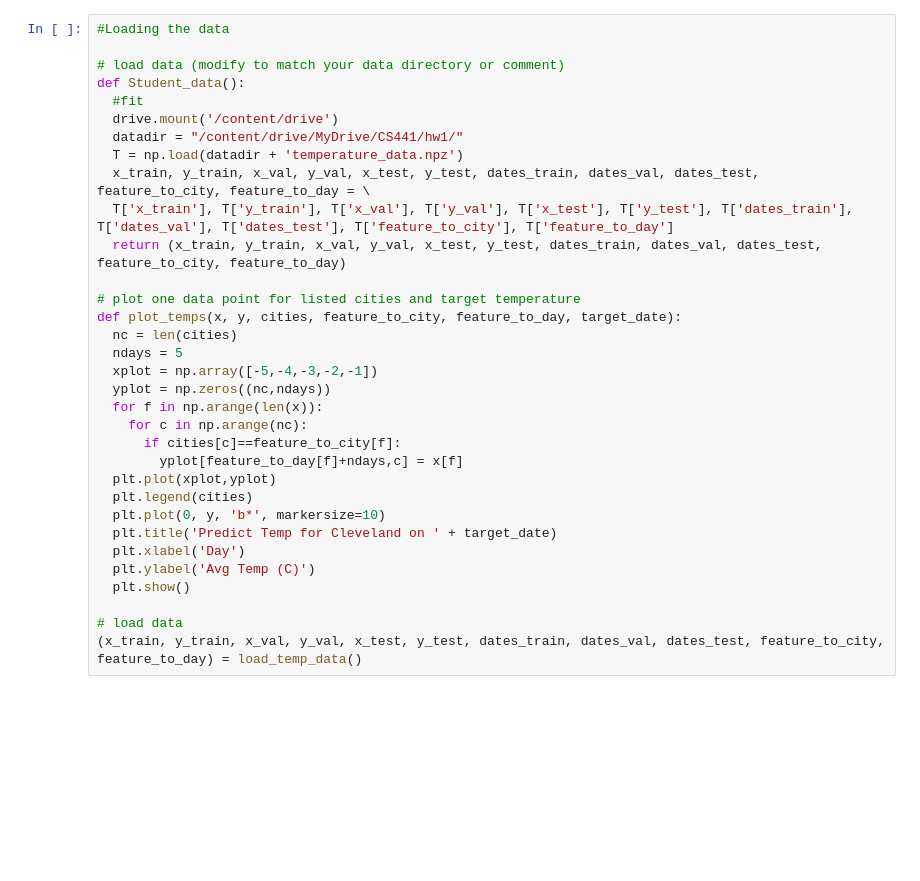
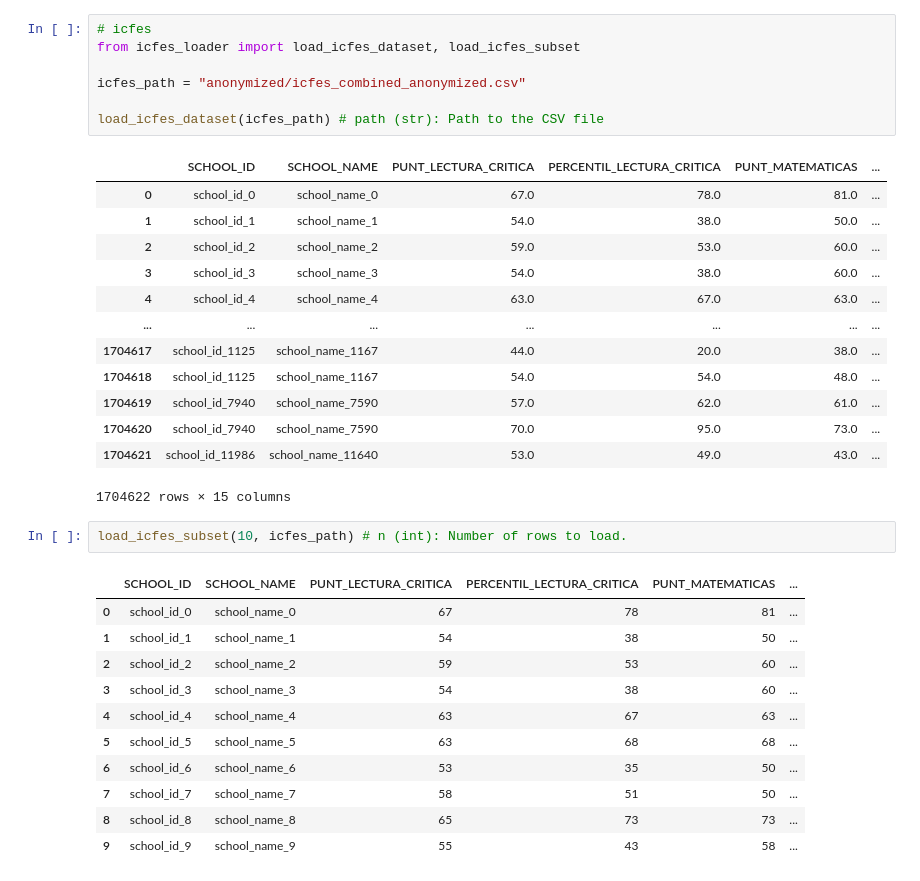
Before and after one commit to jet-inigo/performance-predictor, a Jupyter notebook: CS441_final_project.ipynb, the cells around one changed output. Cells and saved outputs as stored; diff of their text form; blank space fills up the shorter version.

```diff
--- a/CS441_final_project.ipynb
+++ b/CS441_final_project.ipynb
@@ -1,33 +1,35 @@
-# %%
-#Loading the data
-
-# load data (modify to match your data directory or comment)
-def Student_data():
-  #fit
-  drive.mount('/content/drive')
-  datadir = "/content/drive/MyDrive/CS441/hw1/"
-  T = np.load(datadir + 'temperature_data.npz')
-  x_train, y_train, x_val, y_val, x_test, y_test, dates_train, dates_val, dates_test, feature_to_city, feature_to_day = \
-  T['x_train'], T['y_train'], T['x_val'], T['y_val'], T['x_test'], T['y_test'], T['dates_train'], T['dates_val'], T['dates_test'], T['feature_to_city'], T['feature_to_day']
-  return (x_train, y_train, x_val, y_val, x_test, y_test, dates_train, dates_val, dates_test, feature_to_city, feature_to_day)
-
-# plot one data point for listed cities and target temperature
-def plot_temps(x, y, cities, feature_to_city, feature_to_day, target_date):
-  nc = len(cities)
-  ndays = 5
-  xplot = np.array([-5,-4,-3,-2,-1])
-  yplot = np.zeros((nc,ndays))
-  for f in np.arange(len(x)):
-    for c in np.arange(nc):
-      if cities[c]==feature_to_city[f]:
-        yplot[feature_to_day[f]+ndays,c] = x[f]
-  plt.plot(xplot,yplot)
-  plt.legend(cities)
-  plt.plot(0, y, 'b*', markersize=10)
-  plt.title('Predict Temp for Cleveland on ' + target_date)
-  plt.xlabel('Day')
-  plt.ylabel('Avg Temp (C)')
-  plt.show()
-
-# load data
-(x_train, y_train, x_val, y_val, x_test, y_test, dates_train, dates_val, dates_test, feature_to_city, feature_to_day) = load_temp_data()
+# %%
+# icfes
+from icfes_loader import load_icfes_dataset, load_icfes_subset
+
+icfes_path = "anonymized/icfes_combined_anonymized.csv"
+
+load_icfes_dataset(icfes_path) # path (str): Path to the CSV file
+# %% [output]
+|  | SCHOOL_ID | SCHOOL_NAME | PUNT_LECTURA_CRITICA | PERCENTIL_LECTURA_CRITICA | PUNT_MATEMATICAS | ... |
+| 0 | school_id_0 | school_name_0 | 67.0 | 78.0 | 81.0 | ... |
+| 1 | school_id_1 | school_name_1 | 54.0 | 38.0 | 50.0 | ... |
+| 2 | school_id_2 | school_name_2 | 59.0 | 53.0 | 60.0 | ... |
+| 3 | school_id_3 | school_name_3 | 54.0 | 38.0 | 60.0 | ... |
+| 4 | school_id_4 | school_name_4 | 63.0 | 67.0 | 63.0 | ... |
+| ... | ... | ... | ... | ... | ... | ... |
+| 1704617 | school_id_1125 | school_name_1167 | 44.0 | 20.0 | 38.0 | ... |
+| 1704618 | school_id_1125 | school_name_1167 | 54.0 | 54.0 | 48.0 | ... |
+| 1704619 | school_id_7940 | school_name_7590 | 57.0 | 62.0 | 61.0 | ... |
+| 1704620 | school_id_7940 | school_name_7590 | 70.0 | 95.0 | 73.0 | ... |
+| 1704621 | school_id_11986 | school_name_11640 | 53.0 | 49.0 | 43.0 | ... |
+1704622 rows × 15 columns
+# %%
+load_icfes_subset(10, icfes_path) # n (int): Number of rows to load.
+# %% [output]
+|  | SCHOOL_ID | SCHOOL_NAME | PUNT_LECTURA_CRITICA | PERCENTIL_LECTURA_CRITICA | PUNT_MATEMATICAS | ... |
+| 0 | school_id_0 | school_name_0 | 67 | 78 | 81 | ... |
+| 1 | school_id_1 | school_name_1 | 54 | 38 | 50 | ... |
+| 2 | school_id_2 | school_name_2 | 59 | 53 | 60 | ... |
+| 3 | school_id_3 | school_name_3 | 54 | 38 | 60 | ... |
+| 4 | school_id_4 | school_name_4 | 63 | 67 | 63 | ... |
+| 5 | school_id_5 | school_name_5 | 63 | 68 | 68 | ... |
+| 6 | school_id_6 | school_name_6 | 53 | 35 | 50 | ... |
+| 7 | school_id_7 | school_name_7 | 58 | 51 | 50 | ... |
+| 8 | school_id_8 | school_name_8 | 65 | 73 | 73 | ... |
+| 9 | school_id_9 | school_name_9 | 55 | 43 | 58 | ... |
```
Also changed, not shown: parts of 2 cells of this notebook, 1 other file.
